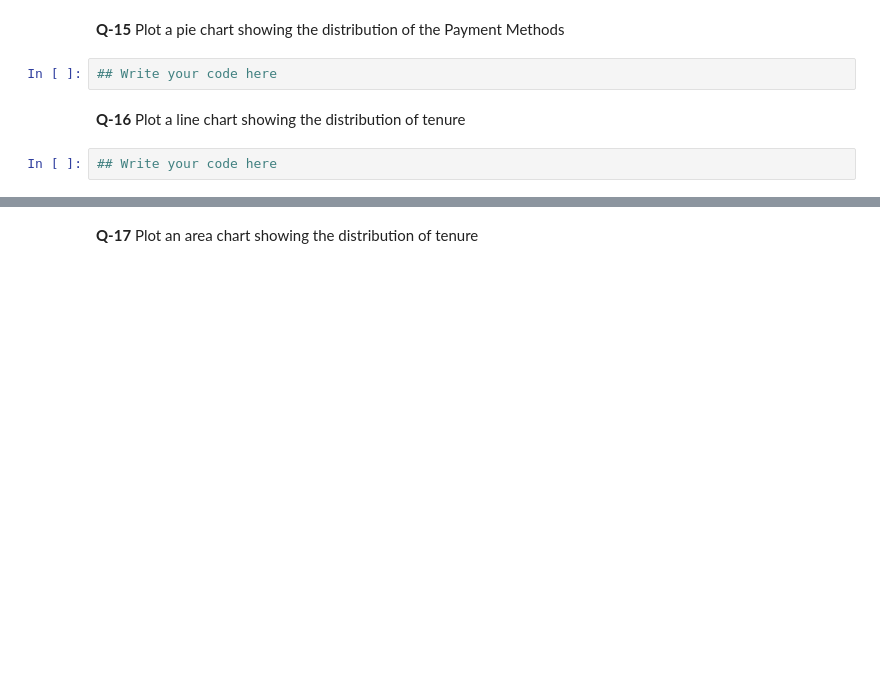
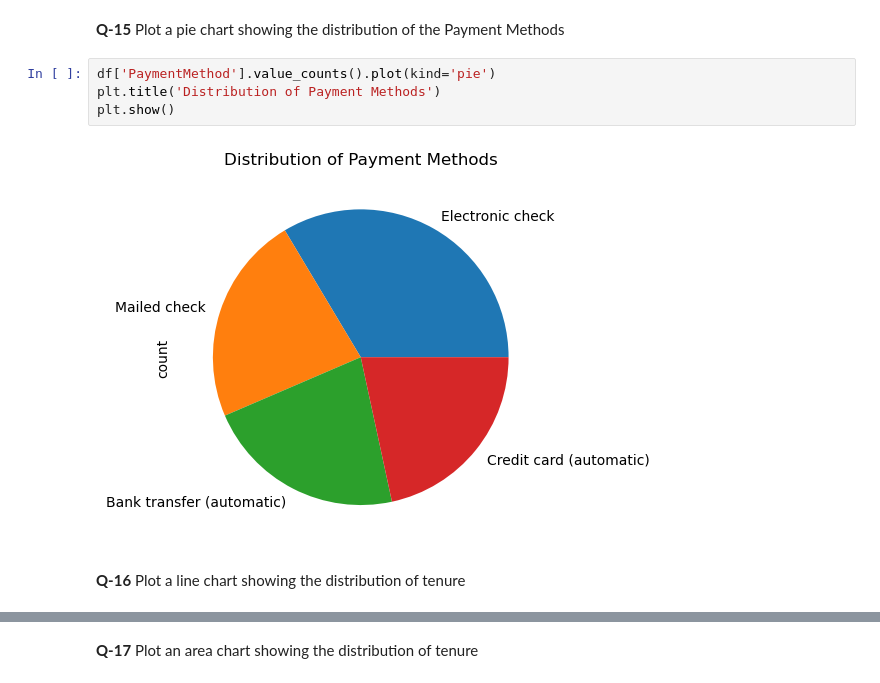
Before and after one commit to Csandal17/AgenAI-Python-Assignment, a Jupyter notebook: Questions/5_Exercise_Matplotlib_Seaborn.ipynb, the cells around one changed output, grey strips where cells are left out. Saved outputs shown, nothing was run; the diff lists cells and outputs as text; blank space fills up the shorter version.

```diff
--- a/Questions/5_Exercise_Matplotlib_Seaborn.ipynb
+++ b/Questions/5_Exercise_Matplotlib_Seaborn.ipynb
@@ -143,8 +148,10 @@ Name: count, dtype: int64
 # %% [markdown]
 **Q-15** Plot a pie chart showing the distribution of the Payment Methods
-# %%
-## Write your code here
+# %%
+df['PaymentMethod'].value_counts().plot(kind='pie')
+plt.title('Distribution of Payment Methods')
+plt.show()
+# %% [output]
+[figure, added]
 # %% [markdown]
 **Q-16** Plot a line chart showing the distribution of tenure
-# %%
-## Write your code here
```
Also changed, not shown: parts of 5 cells of this notebook.
